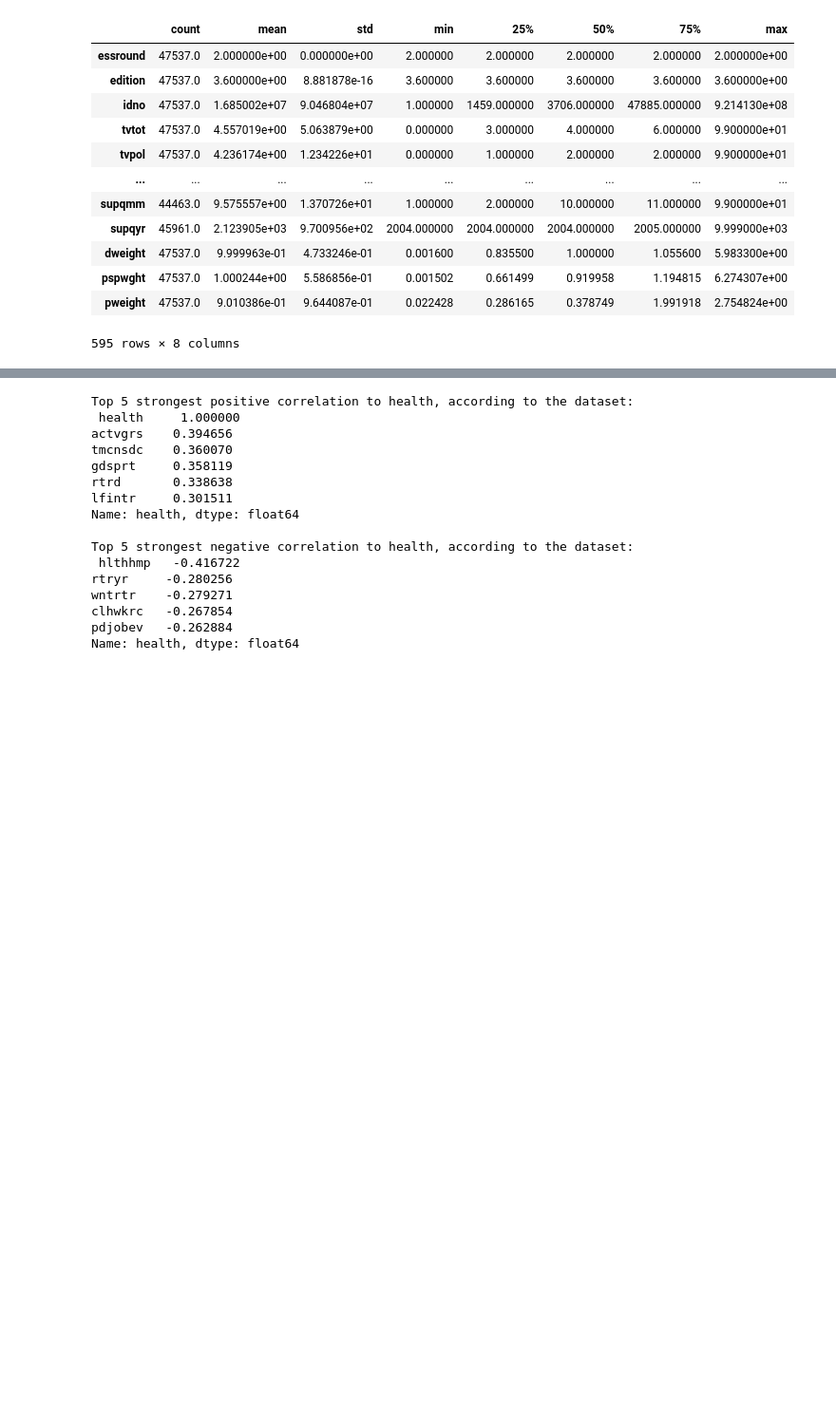
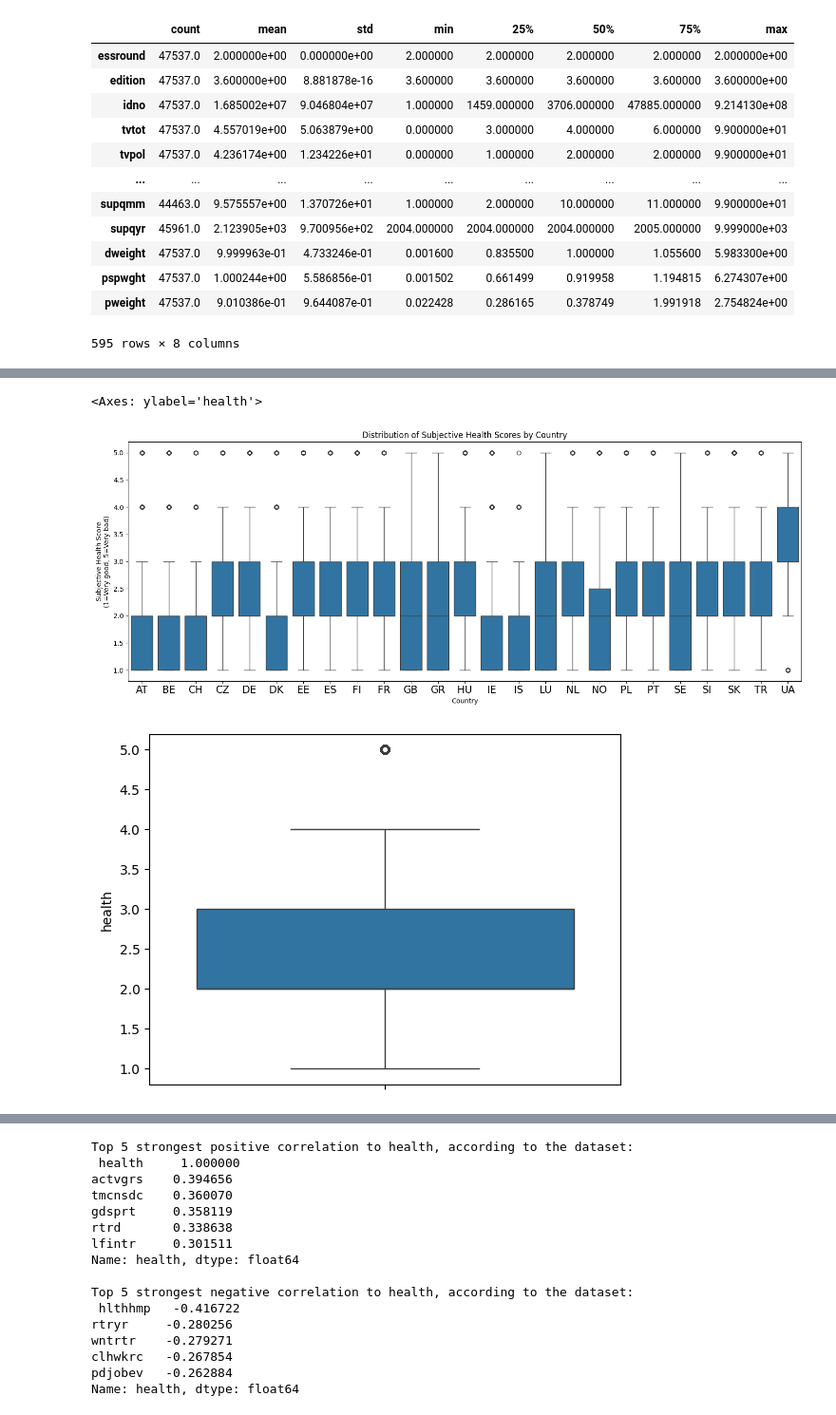
Before and after one commit to Kien-LeChi/python-data-analyics-year1, a Jupyter notebook: European Subjective General Health.ipynb, the cells around one changed output, grey strips where cells are left out. Shown: that part at 95% size. Saved outputs shown, nothing was run; the diff lists cells and outputs as text; code cells hidden in the pictures; blank space fills up the shorter version.

```diff
--- a/European Subjective General Health.ipynb
+++ b/European Subjective General Health.ipynb
@@ -86 +144,25 @@ Index(['AT', 'BE', 'CH', 'CZ', 'DE', 'DK', 'EE', 'ES', 'FI', 'FR', 'GB', 'GR',
+# %%
+## Below is a boxplot of the subjective health status of each country.
+## The boxplot is a good way to visualize the distribution of the data.
+
+plt.figure(figsize=(15, 6))
+sns.boxplot(data=df[df['health'] < 6], x='cntry', y='health')
+plt.xticks(rotation=0, fontsize=15)
+plt.xlabel('Country')
+plt.ylabel('Subjective Health Score\n(1=Very good, 5=Very bad)')
+plt.title('Distribution of Subjective Health Scores by Country')
+plt.tight_layout()
+
+## And this is just a big boxplot of the subjective health status of all Europe
+## From the boxplot we can see that the distribution of the health status is not normal.
+## The median is around 2, which means that most people rate their health as good or very good.
+
+
+## This is purely for funsies
+plt.figure()
+sns.boxplot(data=df[df['health'] < 6], y='health')
+# %% [output]
+<Axes: ylabel='health'>
+[figure, added]
+[figure, added]
 # %% [markdown]
```
Also changed, not shown: parts of 15 cells of this notebook, 1 other file.
